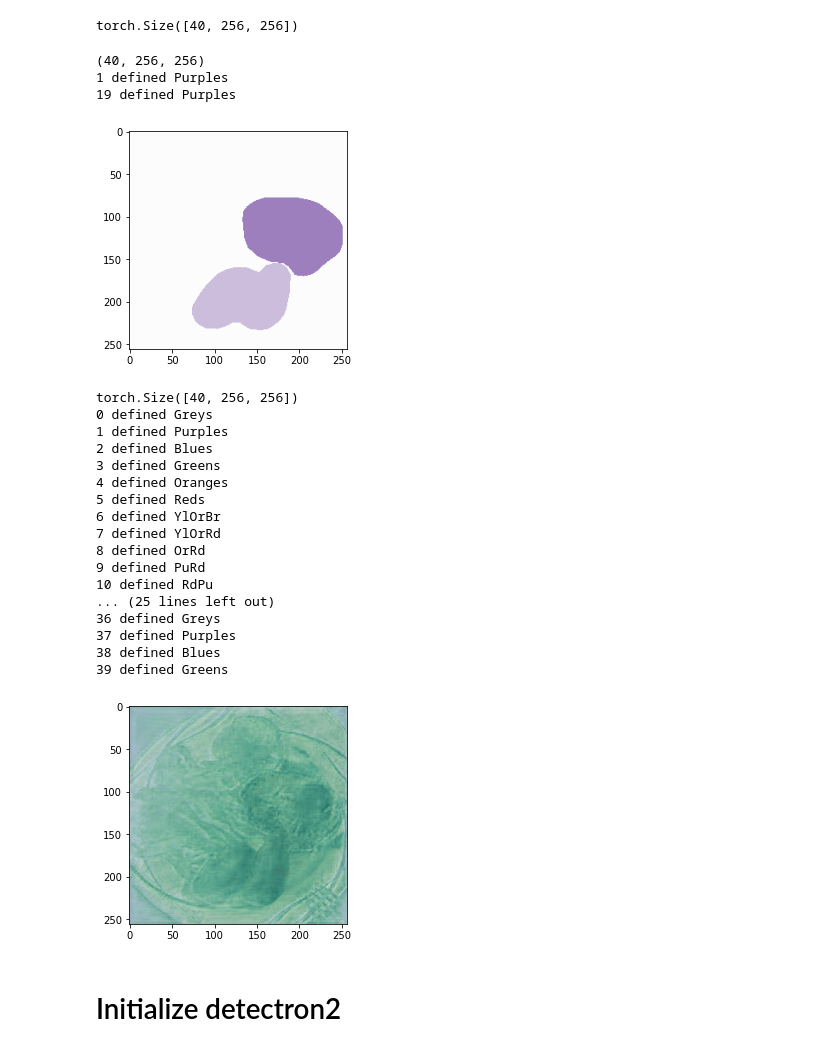
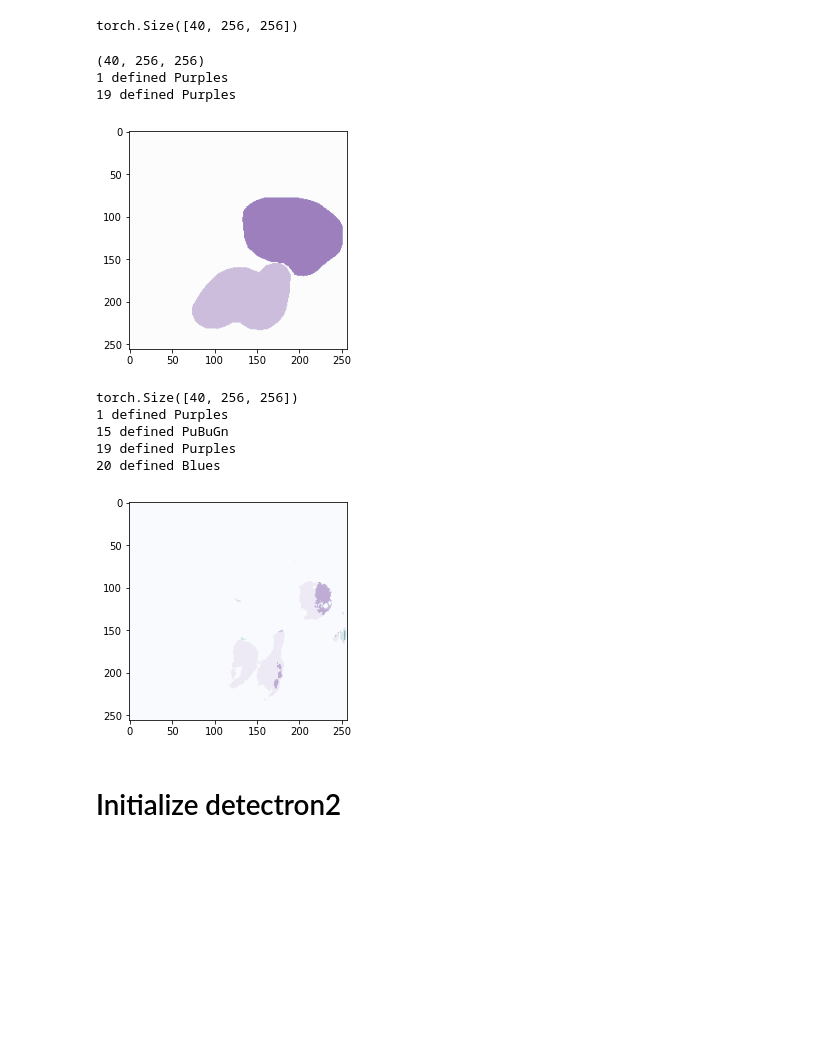
Before and after one commit to GollyTicker/Food-Recognition-Challenge, a Jupyter notebook: Starter_Kit.ipynb, the cells around one changed output. Cells and saved outputs as stored; diff of their text form; code cells hidden in the pictures; blank space fills up the shorter version.

Commit message:
First visualized segmentation predictions

```diff
--- a/Starter_Kit.ipynb
+++ b/Starter_Kit.ipynb
@@ -609,14 +609,13 @@ def resize_mseg(mseg):
 fnames = get_image_files(Paths.CURR_IMAGES_DIR)
 
 # NOTE. Batc size is small due to small initial training dataset
-if False:
-  dls = MultiLabelSegmentationDataLoaders.from_label_func(
-    Paths.CURR_DATA_DIR, bs=2, fnames = fnames,
-    label_func = lambda o: resize_mseg(load_multi_segmentation(Paths.CURR_MULTI_SEG_DIR/f"{int(o.stem)}.npz")),
-    codes = category_ids,
-    item_tfms=Resize(*resize_args), # todo. actual resizing needs to happen here
-    seed = SEED
-  )
+dls = MultiLabelSegmentationDataLoaders.from_label_func(
+  Paths.CURR_DATA_DIR, bs=2, fnames = fnames,
+  label_func = lambda o: resize_mseg(load_multi_segmentation(Paths.CURR_MULTI_SEG_DIR/f"{int(o.stem)}.npz")),
+  codes = category_ids,
+  item_tfms=Resize(*resize_args), # todo. actual resizing needs to happen here
+  seed = SEED
+)
 # %%
 mseg = load_multi_segmentation(Paths.CURR_MULTI_SEG_DIR/"22949.npz")
 
@@ -645,15 +644,13 @@ def resize_image_to_shape(image, shape):
 
 # blk = ImageBlock(PILImage)
 # %%
-
-
 # learn = unet_learner(dls, resnet34) #cnn_learner
 learn = unet_learner(
   dls, resnet18,
   n_out = N_CLASSES,
-  loss_func = lambda x, y: torch.sum(torch.linalg.vector_norm(x - y, dim=(1,2,3))) # norm over segmentation. but sum over batch
+  loss_func = lambda x, y: torch.mean(torch.linalg.vector_norm(x - y, dim=(1,2,3))) # norm over segmentation. but sum over batch
   # todo. use proper loss here
-  # lambda x, y: torch.sum torch.linalg.norm(x - y])
+  # lambda x, y: torch.mean torch.linalg.norm(x - y])
   # cnn: loss_func = lambda x, y: torch.linalg.norm(x - y[:,:,y.shape[2]//2,y.shape[3]//2]) # y.shape = (bs, N_CLASSES, IMG_SIZE, IMG_SIZE)
 )
 
@@ -664,7 +661,7 @@ learn = unet_learner(
 
 # learn.show_training_loop()
 
-learn.fine_tune(1)
+learn.fine_tune(80)
 # learn.fit_one_cycle(5)
 
 # learn.show_results()
@@ -719,50 +731,39 @@ torch.Size([40, 256, 256])
 matplotlib_colormaps = ['Greys', 'Purples', 'Blues', 'Greens', 'Oranges', 'Reds',
                       'YlOrBr', 'YlOrRd', 'OrRd', 'PuRd', 'RdPu', 'BuPu',
                       'GnBu', 'PuBu', 'YlGnBu', 'PuBuGn', 'BuGn', 'YlGn']
 
 class_colormaps = (matplotlib_colormaps * 3)[:N_CLASSES]
 # e.g. class_colormaps[2] = "Blues"
 
 def show_multi_segmentation(seg, alpha = 0.5):
   seg = np.array(seg)
   assert seg.shape == (N_CLASSES,IM_SZ,IM_SZ)
 
   for i in range(N_CLASSES):
     is_defined_for_class = np.any(seg[i] != 0)
     if is_defined_for_class:
       print(i, "defined", class_colormaps[i])
       plt.imshow(seg[i], cmap=class_colormaps[i], alpha = alpha)
 
 print(gt.shape)
 show_multi_segmentation(gt)
 plt.show()
 
 print(full_dec_pred.shape)
-show_multi_segmentation(full_dec_pred)
+threshold = 0.2
+show_multi_segmentation(np.array(full_dec_pred >= threshold, dtype=SEG_DTYPE))
 plt.show()
 # %% [output]
 (40, 256, 256)
 1 defined Purples
 19 defined Purples
 [figure]
 torch.Size([40, 256, 256])
-0 defined Greys
 1 defined Purples
-2 defined Blues
-3 defined Greens
-4 defined Oranges
-5 defined Reds
-6 defined YlOrBr
-7 defined YlOrRd
-8 defined OrRd
-9 defined PuRd
-10 defined RdPu
-... (25 lines left out)
-36 defined Greys
-37 defined Purples
-38 defined Blues
-39 defined Greens
+15 defined PuBuGn
+19 defined Purples
+20 defined Blues
-[figure, old version]
+[figure, new version]
 # %% [markdown]
 # Initialize detectron2
 # %%
```
Also changed, not shown: parts of 4 cells of this notebook.
